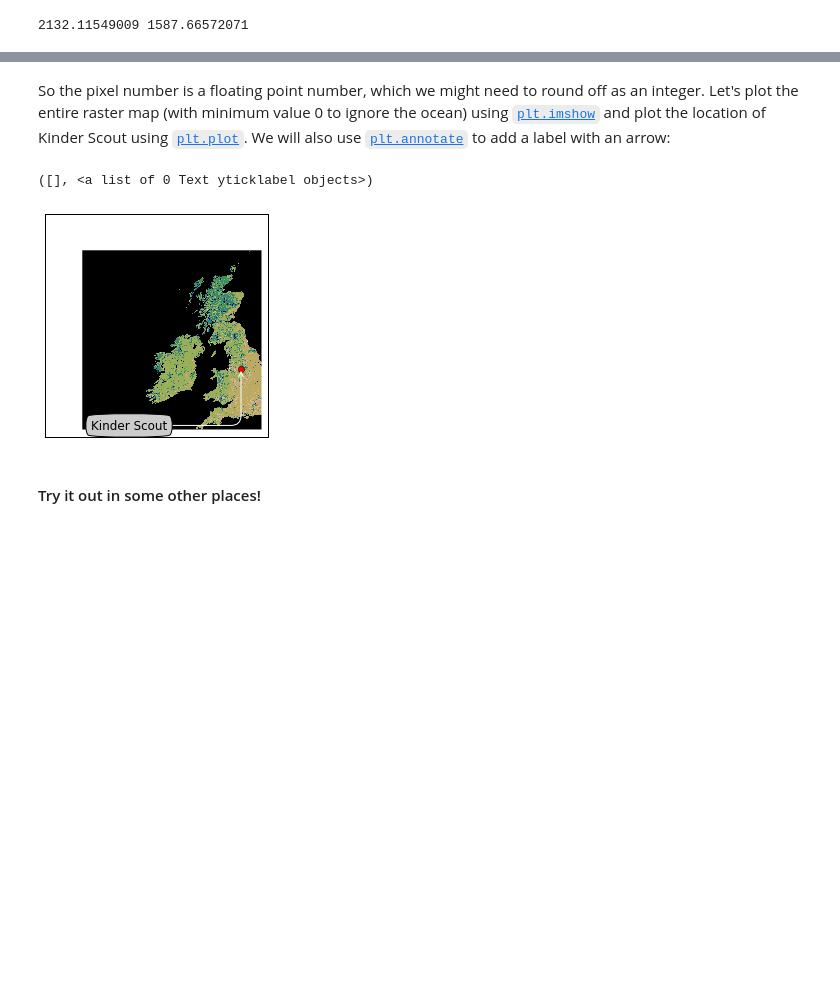
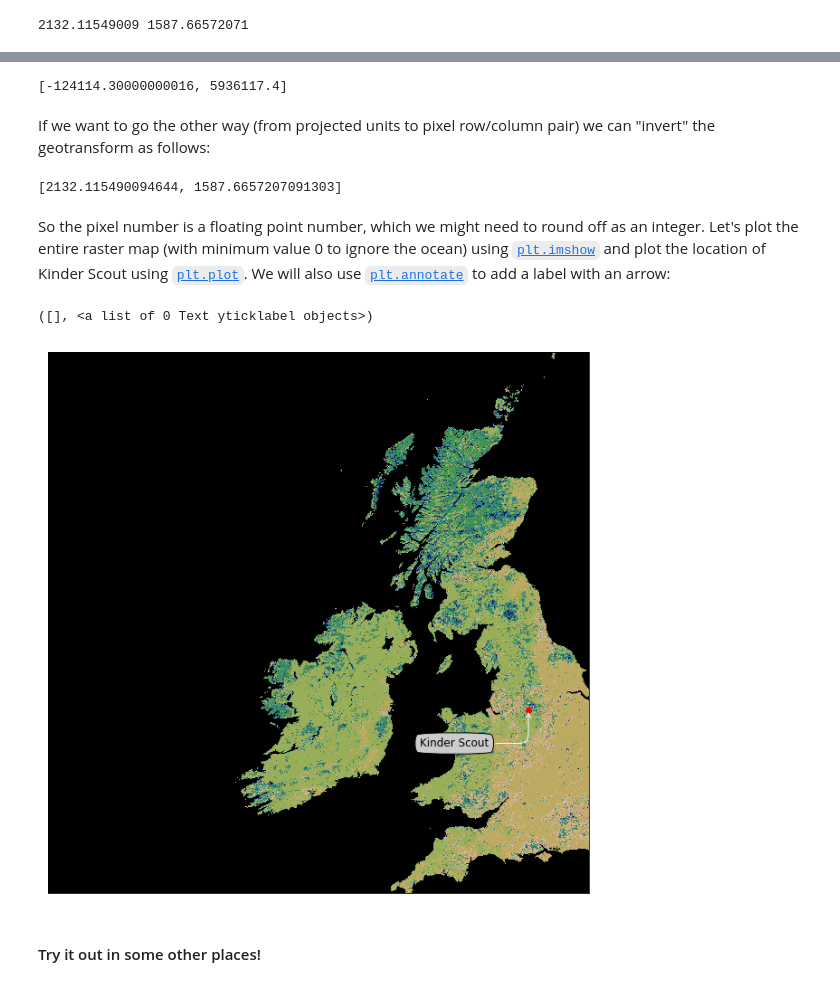
Before and after one commit to profLewis/geogg122, a Jupyter notebook: Chapter4_GDAL/GDAL_Python_bindings.ipynb, the cells around one changed output, grey strips where cells are left out. Cells and saved outputs as stored; diff of their text form; code cells hidden in the pictures; blank space fills up the shorter version.

```diff
--- a/Chapter4_GDAL/GDAL_Python_bindings.ipynb
+++ b/Chapter4_GDAL/GDAL_Python_bindings.ipynb
@@ -58,25 +71,36 @@ print pixel_x, pixel_y
+# %%
+print gdal.ApplyGeoTransform(geo_transform, pixel_x, pixel_y)
+# %% [output]
+[-124114.30000000016, 5936117.4]
+# %% [markdown]
+If we want to go the other way (from projected units to pixel row/column pair) we can "invert" the geotransform as follows:
+# %%
+print gdal.ApplyGeoTransform(gdal.InvGeoTransform(geo_transform), -124114.3, 5936117.4)
+# %% [output]
+[2132.115490094644, 1587.6657207091303]
 # %% [markdown]
 So the pixel number is a floating point number, which we might need to round off as an integer. Let's plot the entire raster map (with minimum value 0 to ignore the ocean) using [`plt.imshow`](http://matplotlib.org/api/pyplot_api.html#matplotlib.pyplot.imshow) and plot the location of Kinder Scout using [`plt.plot`](http://matplotlib.org/api/pyplot_api.html#matplotlib.pyplot.plt). We will also use [`plt.annotate`](http://matplotlib.org/api/pyplot_api.html#matplotlib.pyplot.annotate) to add a label with an arrow:
 # %%
 lc = g.ReadAsArray() # Read raster data
 # Now plot the raster data using gist_earth palette
+plt.figure(figsize=(11,11))
 plt.imshow ( lc, interpolation='nearest', vmin=0, cmap=plt.cm.gist_earth )
 # Plot location of our area of interest as a red dot ('ro')
 plt.plot ( pixel_x, pixel_y, 'ro')
 # Annotate
 plt.annotate('Kinder Scout', xy=(pixel_x, pixel_y),  \
-        xycoords='data', xytext=(-150, -60), \
+        xycoords='data', xytext=(-120, -40), \
         textcoords='offset points',  size=12, \
         bbox=dict(boxstyle="round4,pad=.5", fc="0.8"), \
         arrowprops=dict(arrowstyle="->", \
         connectionstyle="angle,angleA=0,angleB=-90,rad=10", \
         color='w'), )
 # Remove vertical and horizontal ticks
 plt.xticks([])
 plt.yticks([])
 # %% [output]
 ([], <a list of 0 Text yticklabel objects>)
-[figure, old version]
+[figure, new version]
 # %% [markdown]
 #### Try it out in some other places!
 # %% [markdown]
```
Also changed, not shown: parts of 35 cells of this notebook.
